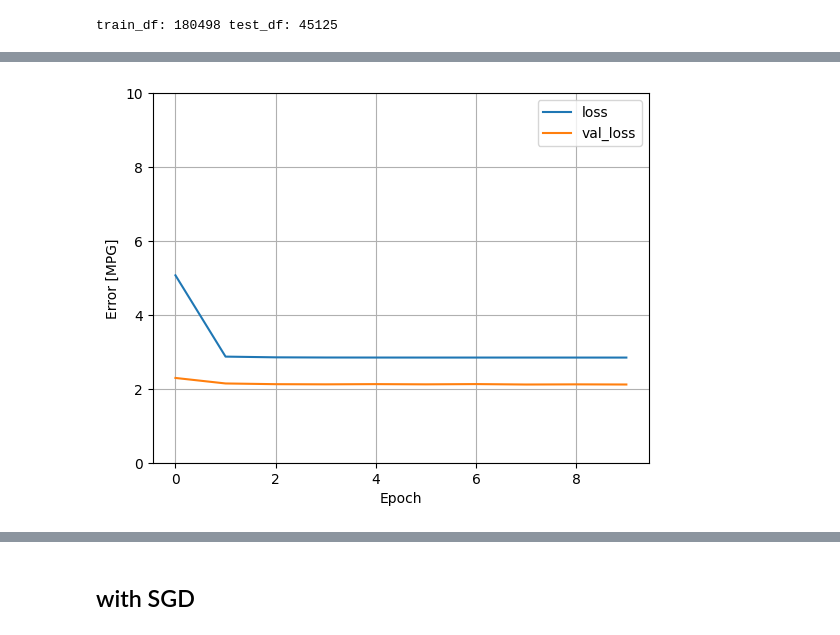
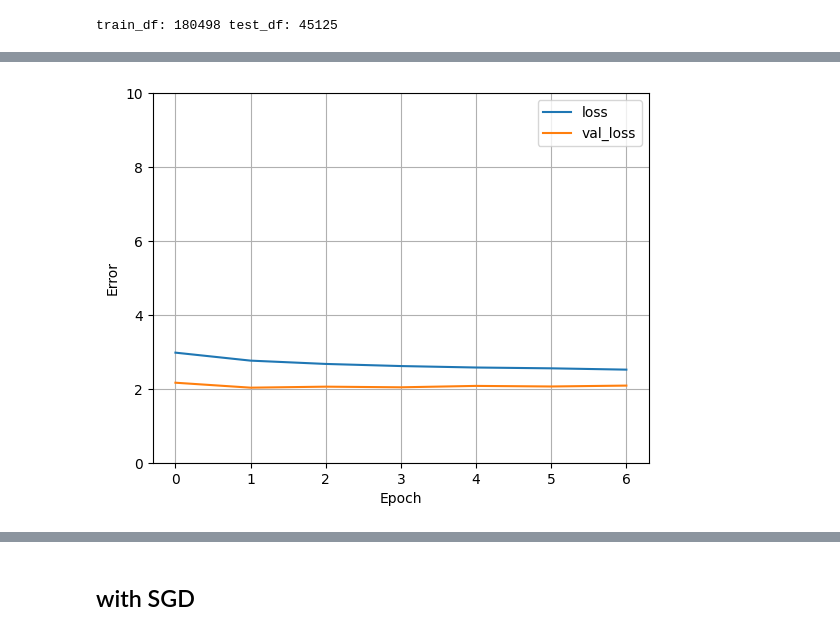
Before and after one commit to Harshvardhan1407/TensorFlow, a Jupyter notebook: deployment/tfx_pipeline.ipynb, the cells around one changed output, grey strips where cells are left out. Saved outputs shown, nothing was run; the diff lists cells and outputs as text; code cells hidden in the pictures.

```diff
--- a/deployment/tfx_pipeline.ipynb
+++ b/deployment/tfx_pipeline.ipynb
@@ -146,2 +98,0 @@ linear_model.compile(optimizer='adam', loss='mean_squared_error')
-# %%
-history = linear_model.fit(train_features, train_labels, epochs=10, batch_size=32, validation_split=0.2)
@@ -203,0 +120,17 @@ array([[ 0.125],
+# %%
+# linear_model = tf.keras.Sequential([
+#     normalizer,
+#     layers.Dense(64, activation='relu',input_shape=(17,)),
+#     layers.Dense(units=1)
+# ])
+# linear_model.compile(optimizer='adam', loss='mean_squared_error')
+
+model = keras.Sequential([
+      normalizer,
+      layers.Dense(64, activation='relu',input_shape=(17,)),
+      layers.Dense(64, activation='relu'),
+      layers.Dense(32, activation='relu'),
+      layers.Dense(16, activation='relu'),
+      layers.Dense(1)])
+
+history = compile_and_fit(model,train_features,train_labels,batch_size= 32)
@@ -204,13 +152,13 @@ array([[ 0.125],
 # %%
 def plot_loss(history):
-  plt.plot(history.history['loss'], label='loss')
-  plt.plot(history.history['val_loss'], label='val_loss')
-  plt.ylim([0, 10])
-  plt.xlabel('Epoch')
-  plt.ylabel('Error [MPG]')
-  plt.legend()
-  plt.grid(True)
+    plt.plot(history.history['loss'], label='loss')
+    plt.plot(history.history['val_loss'], label='val_loss')
+    plt.ylim([0, 10])
+    plt.xlabel('Epoch')
+    plt.ylabel('Error')
+    plt.legend()
+    plt.grid(True)
 
 plot_loss(history)
 # %% [output]
-[figure, old version]
+[figure, new version]
```
Also changed, not shown: parts of 27 cells of this notebook, 1 other file.
